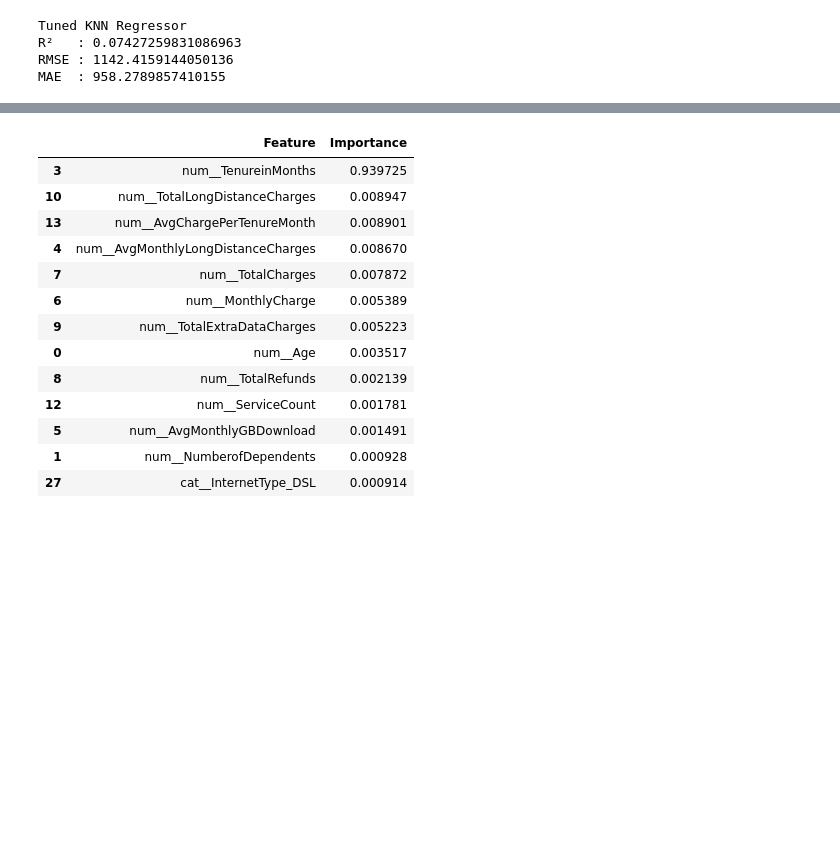
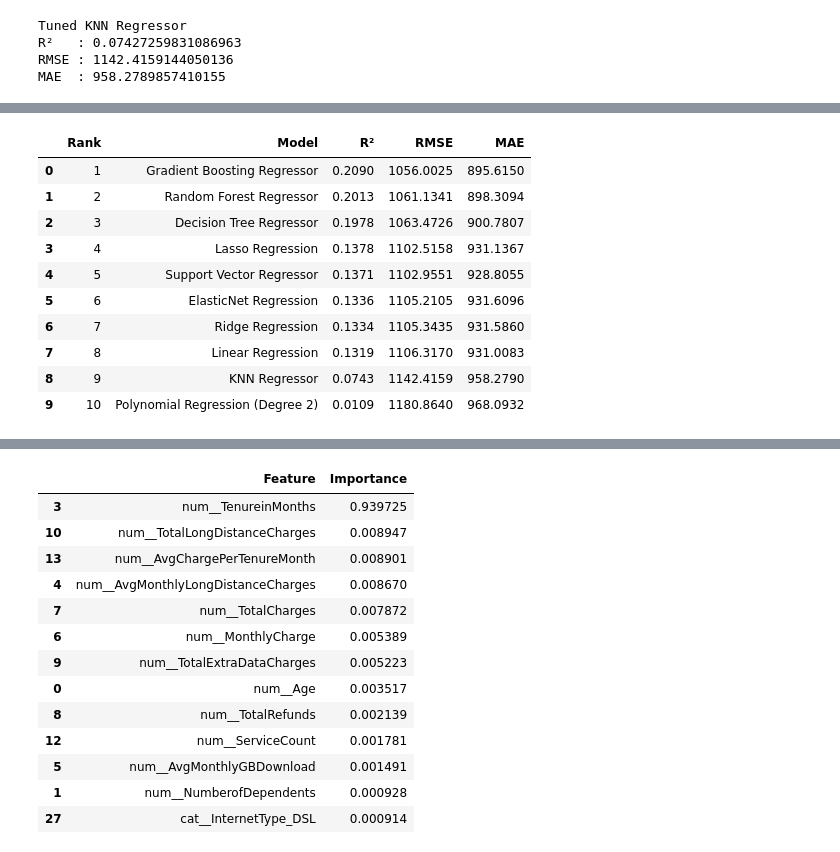
Before and after one commit to manaswiniyoshitha2006-netizen/ML-Evaluation, a Jupyter notebook: notebooks/regression.ipynb, the cells around one changed output, grey strips where cells are left out. Saved outputs shown, nothing was run; the diff lists cells and outputs as text; code cells hidden in the pictures; blank space fills up the shorter version.

```diff
--- a/notebooks/regression.ipynb
+++ b/notebooks/regression.ipynb
@@ -2916,0 +2854,95 @@ comparison.sort_values(by="R²", ascending=False)
+# %%
+# Final comparison of all 10 required regression algorithms
+
+comparison = pd.DataFrame([
+    {
+        "Model": "Linear Regression",
+        "R²": linear_r2,
+        "RMSE": linear_rmse,
+        "MAE": linear_mae
+    },
+    {
+        "Model": "Ridge Regression",
+        "R²": ridge_r2,
+        "RMSE": ridge_rmse,
+        "MAE": ridge_mae
+    },
+    {
+        "Model": "Lasso Regression",
+        "R²": lasso_r2,
+        "RMSE": lasso_rmse,
+        "MAE": lasso_mae
+    },
+    {
+        "Model": "ElasticNet Regression",
+        "R²": elastic_r2,
+        "RMSE": elastic_rmse,
+        "MAE": elastic_mae
+    },
+    {
+        "Model": "Polynomial Regression (Degree 2)",
+        "R²": poly2_r2,
+        "RMSE": poly2_rmse,
+        "MAE": poly2_mae
+    },
+    {
+        "Model": "Decision Tree Regressor",
+        "R²": r2_score(y_test, y_pred_dt_tuned),
+        "RMSE": np.sqrt(mean_squared_error(y_test, y_pred_dt_tuned)),
+        "MAE": mean_absolute_error(y_test, y_pred_dt_tuned)
+    },
+    {
+        "Model": "Random Forest Regressor",
+        "R²": r2_score(y_test, y_pred_rf_tuned),
+        "RMSE": np.sqrt(mean_squared_error(y_test, y_pred_rf_tuned)),
+        "MAE": mean_absolute_error(y_test, y_pred_rf_tuned)
+    },
+    {
+        "Model": "Gradient Boosting Regressor",
+        "R²": r2_score(y_test, y_pred_gb_tuned),
+        "RMSE": np.sqrt(mean_squared_error(y_test, y_pred_gb_tuned)),
+        "MAE": mean_absolute_error(y_test, y_pred_gb_tuned)
+    },
+    {
+        "Model": "Support Vector Regressor",
+        "R²": r2_score(y_test, y_pred_svr_tuned),
+        "RMSE": np.sqrt(mean_squared_error(y_test, y_pred_svr_tuned)),
+        "MAE": mean_absolute_error(y_test, y_pred_svr_tuned)
+    },
+    {
+        "Model": "KNN Regressor",
+        "R²": r2_score(y_test, y_pred_knn_tuned),
+        "RMSE": np.sqrt(mean_squared_error(y_test, y_pred_knn_tuned)),
+        "MAE": mean_absolute_error(y_test, y_pred_knn_tuned)
+    }
+])
+
+# Rank all ten models by R²
+comparison = comparison.sort_values(
+    by="R²",
+    ascending=False
+).reset_index(drop=True)
+
+comparison.insert(
+    0,
+    "Rank",
+    np.arange(1, len(comparison) + 1)
+)
+
+comparison[["R²", "RMSE", "MAE"]] = comparison[
+    ["R²", "RMSE", "MAE"]
+].round(4)
+
+display(comparison)
+# %% [output]
+|  | Rank | Model | R² | RMSE | MAE |
+| 0 | 1 | Gradient Boosting Regressor | 0.2090 | 1056.0025 | 895.6150 |
+| 1 | 2 | Random Forest Regressor | 0.2013 | 1061.1341 | 898.3094 |
+| 2 | 3 | Decision Tree Regressor | 0.1978 | 1063.4726 | 900.7807 |
+| 3 | 4 | Lasso Regression | 0.1378 | 1102.5158 | 931.1367 |
+| 4 | 5 | Support Vector Regressor | 0.1371 | 1102.9551 | 928.8055 |
+| 5 | 6 | ElasticNet Regression | 0.1336 | 1105.2105 | 931.6096 |
+| 6 | 7 | Ridge Regression | 0.1334 | 1105.3435 | 931.5860 |
+| 7 | 8 | Linear Regression | 0.1319 | 1106.3170 | 931.0083 |
+| 8 | 9 | KNN Regressor | 0.0743 | 1142.4159 | 958.2790 |
+| 9 | 10 | Polynomial Regression (Degree 2) | 0.0109 | 1180.8640 | 968.0932 |
```
Also changed, not shown: parts of 20 cells of this notebook.
